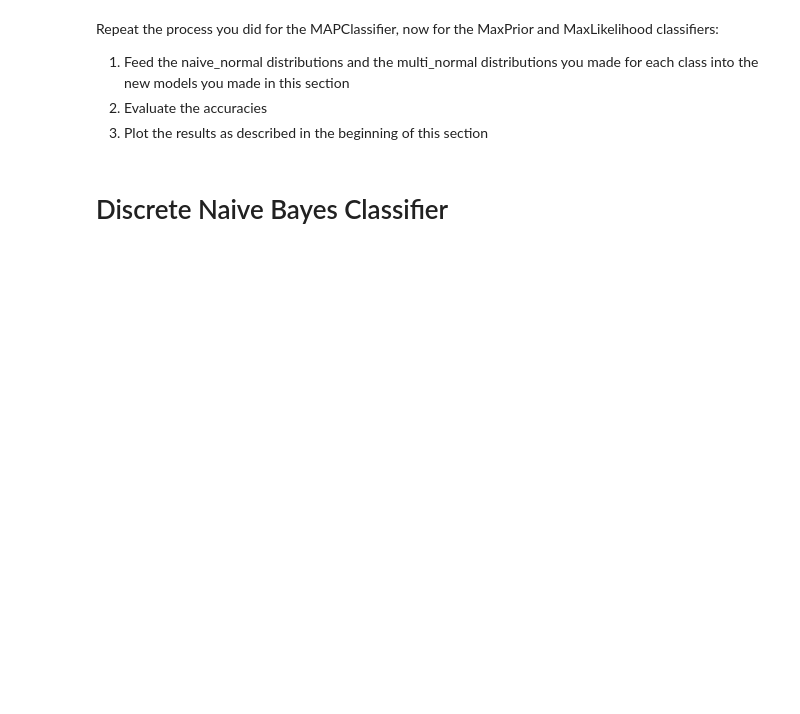
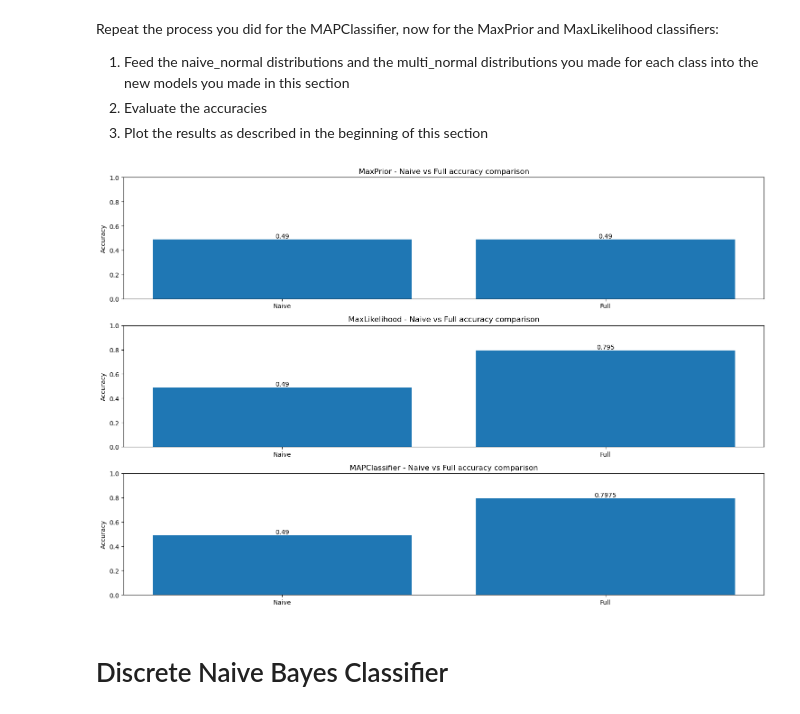
Before and after one commit to liorkr6/HW3-ML, a Jupyter notebook: hw3.ipynb, the cells around one changed output. Cells and saved outputs as stored; diff of their text form; code cells hidden in the pictures; blank space fills up the shorter version.

```diff
--- a/hw3.ipynb
+++ b/hw3.ipynb
@@ -261,24 +266,26 @@ Repeat the process you did for the MAPClassifier, now for the MaxPrior and MaxLi
 # %%
 cs = [MaxPrior, MaxLikelihood, MAPClassifier]
 fig, ax = plt.subplots(len(cs), figsize=(15,10))
 for i, c in enumerate(cs):
     naive_normal_classifier = c(naive_normal_CD_0, naive_normal_CD_1)
     multi_normal_classifier = c(multi_normal_CD_0, multi_normal_CD_1)
 
     naive_accuracy = compute_accuracy(test_set, naive_normal_classifier)
     full_accuracy = compute_accuracy(test_set, multi_normal_classifier)
 
     # Bar plot of accuracy of each model side by side.
-#     ax[i].bar(x=['Naive', 'Full'], height=[naive_accuracy, full_accuracy], )
+    # ax[i].bar(x=['Naive', 'Full'], height=[naive_accuracy, full_accuracy], )
     ax[i].set_title("{} - Naive vs Full accuracy comparison".format(c.__name__))
     bars = ax[i].bar(['Naive', 'Full'], [naive_accuracy, full_accuracy])
     ax[i].bar_label(bars)
     ax[i].set_ylim(0,1)
 
-    # ax[i].ylabel("Accuracy")
+    ax[i].set_ylabel("Accuracy")
 
 fig.tight_layout()
 plt.show()
+# %% [output]
+[figure, added]
 # %% [markdown]
 # Discrete Naive Bayes Classifier
 # %% [markdown]
```
Also changed, not shown: parts of 5 cells of this notebook, 1 other file.
